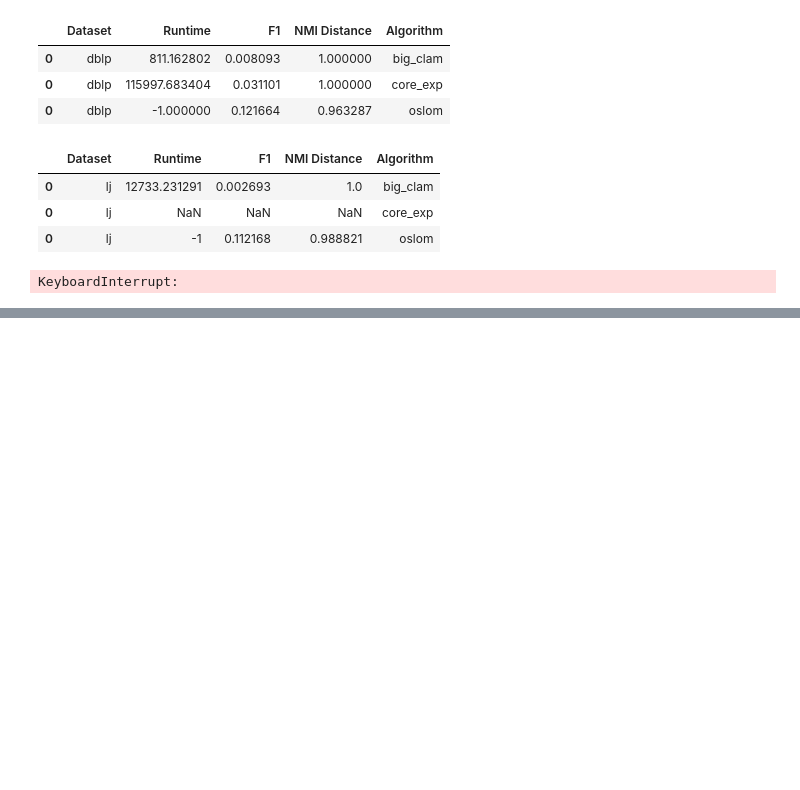
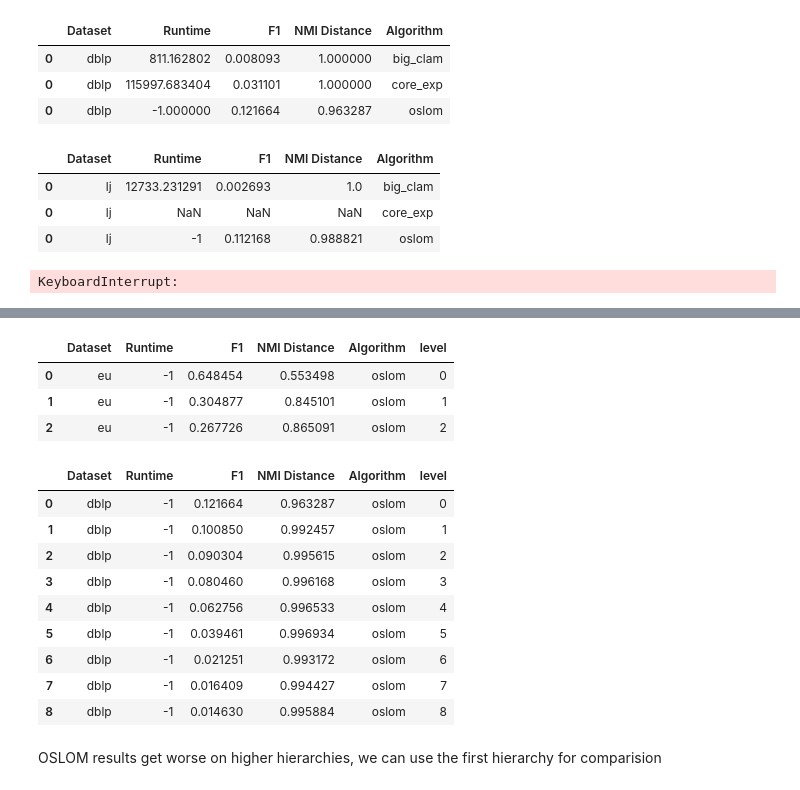
Before and after one commit to timgarrels/LazyFox, a Jupyter notebook: alternative_algos/Score Calculation.ipynb, the cells around one changed output, grey strips where cells are left out. Saved outputs shown, nothing was run; the diff lists cells and outputs as text; code cells hidden in the pictures; blank space fills up the shorter version.

```diff
--- a/alternative_algos/Score Calculation.ipynb
+++ b/alternative_algos/Score Calculation.ipynb
@@ -393,0 +392,22 @@ oslom_dataframes["eu"]
+# %%
+oslom_dataframes["eu"]
+# %% [output]
+|  | Dataset | Runtime | F1 | NMI Distance | Algorithm | level |
+| 0 | eu | -1 | 0.648454 | 0.553498 | oslom | 0 |
+| 1 | eu | -1 | 0.304877 | 0.845101 | oslom | 1 |
+| 2 | eu | -1 | 0.267726 | 0.865091 | oslom | 2 |
+# %%
+oslom_dataframes["dblp"]
+# %% [output]
+|  | Dataset | Runtime | F1 | NMI Distance | Algorithm | level |
+| 0 | dblp | -1 | 0.121664 | 0.963287 | oslom | 0 |
+| 1 | dblp | -1 | 0.100850 | 0.992457 | oslom | 1 |
+| 2 | dblp | -1 | 0.090304 | 0.995615 | oslom | 2 |
+| 3 | dblp | -1 | 0.080460 | 0.996168 | oslom | 3 |
+| 4 | dblp | -1 | 0.062756 | 0.996533 | oslom | 4 |
+| 5 | dblp | -1 | 0.039461 | 0.996934 | oslom | 5 |
+| 6 | dblp | -1 | 0.021251 | 0.993172 | oslom | 6 |
+| 7 | dblp | -1 | 0.016409 | 0.994427 | oslom | 7 |
+| 8 | dblp | -1 | 0.014630 | 0.995884 | oslom | 8 |
+# %% [markdown]
+OSLOM results get worse on higher hierarchies, we can use the first hierarchy for comparision
```
Also changed, not shown: parts of 7 cells of this notebook, 1 other file.
